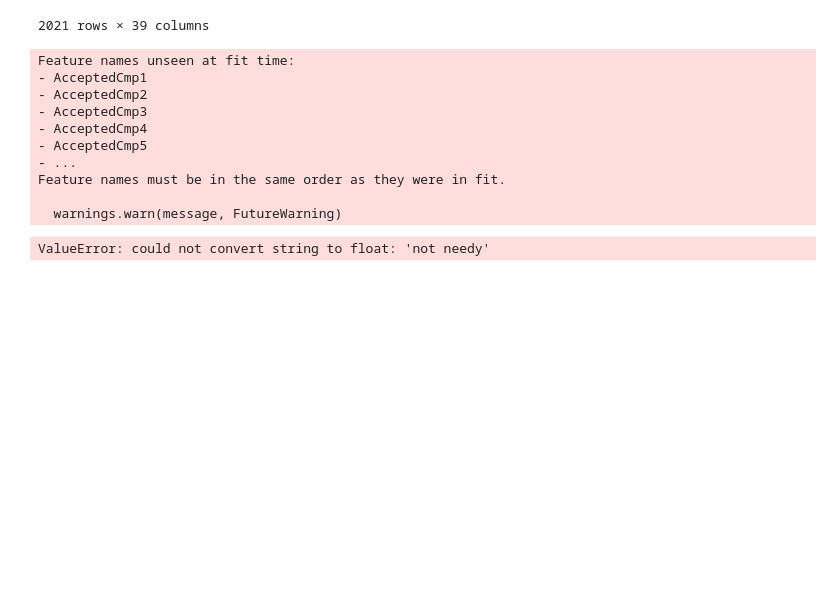
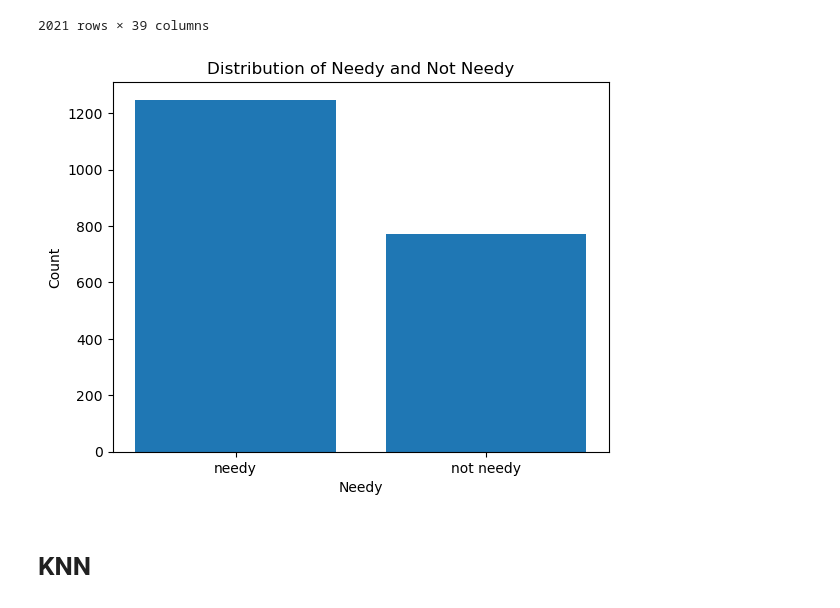
Before and after one commit to mariamusman1/Customer_Product_Analysis, a Jupyter notebook: Customer_Product_Analysis.ipynb, the cells around one changed output. Drawn from its saved outputs; the diff is of its cells as text; code cells hidden in the pictures; blank space fills up the shorter version.

```diff
--- a/Customer_Product_Analysis.ipynb
+++ b/Customer_Product_Analysis.ipynb
@@ -529,20 +516,3 @@ ax.set_title('Distribution of Needy and Not Needy People')
 plt.show()
 # %% [output]
 [figure]
-# %%
-import pandas as pd
-
-# create a sample dataframe
-data = {'marital_Married': [1, 0, 1, 1, 0],
-        'Kidhome': [1, 0, 0, 2, 1],
-        'MntTotal': [1281, 160, 87, 962, 78],
-        'Age': [50, 55, 47, 25, 32],
-        'education_Basic': [1, 0, 1, 1, 0]}
-df = pd.DataFrame(data)
-
-# find the maximum and minimum values
-max_values = df[['marital_Married', 'Kidhome', 'MntTotal', 'Age', 'education_Basic']].max()
-min_values = df[['marital_Married', 'Kidhome', 'MntTotal', 'Age', 'education_Basic']].min()
-
-print("Maximum values:\n", max_values)
-print("\nMinimum values:\n", min_values)
@@ -612,36 +570,23 @@ df
 | 2203 | 69245.0 | 0 | 1 | 8 | 428 | 30 | 214 | 80 | ... |
 | 2204 | 52869.0 | 1 | 1 | 40 | 84 | 3 | 61 | 2 | ... |
 2021 rows × 39 columns
-# %%
-# Create a new dataframe for test data
-test_df = df[['marital_Married', 'Kidhome', 'MntTotal', 'Income']].copy()
-
-# Scale features
-X_test_scaled = scaler.transform(df)
-
-# Predict the labels of the test data
-test_pred = logreg.predict(X_test_scaled)
-
-# Create a new dataframe with the predictions
-predictions = pd.DataFrame({
-    'marital_Married': df['marital_Married'],
-    'Kidhome': df['Kidhome'],
-    'MntTotal': df['MntTotal'],
-    'Income': df['Income'],
-    'needy': test_pred
-})
-
-# Print the dataframe
-print(predictions)
-# %% [output]
-Feature names unseen at fit time:
-- AcceptedCmp1
-- AcceptedCmp2
-- AcceptedCmp3
-- AcceptedCmp4
-- AcceptedCmp5
-- ...
-Feature names must be in the same order as they were in fit.
-
-  warnings.warn(message, FutureWarning)
-ValueError: could not convert string to float: 'not needy'
+# %%
+import matplotlib.pyplot as plt
+
+# Count the number of occurrences for each category
+counts = df['needy'].value_counts()
+
+# Plot the bar chart
+plt.bar(counts.index, counts.values)
+
+# Add labels and title
+plt.xlabel('Needy')
+plt.ylabel('Count')
+plt.title('Distribution of Needy and Not Needy')
+
+# Show the plot
+plt.show()
+# %% [output]
+[figure, added]
+# %% [markdown]
+# KNN
```
Also changed, not shown: parts of 12 cells of this notebook.
